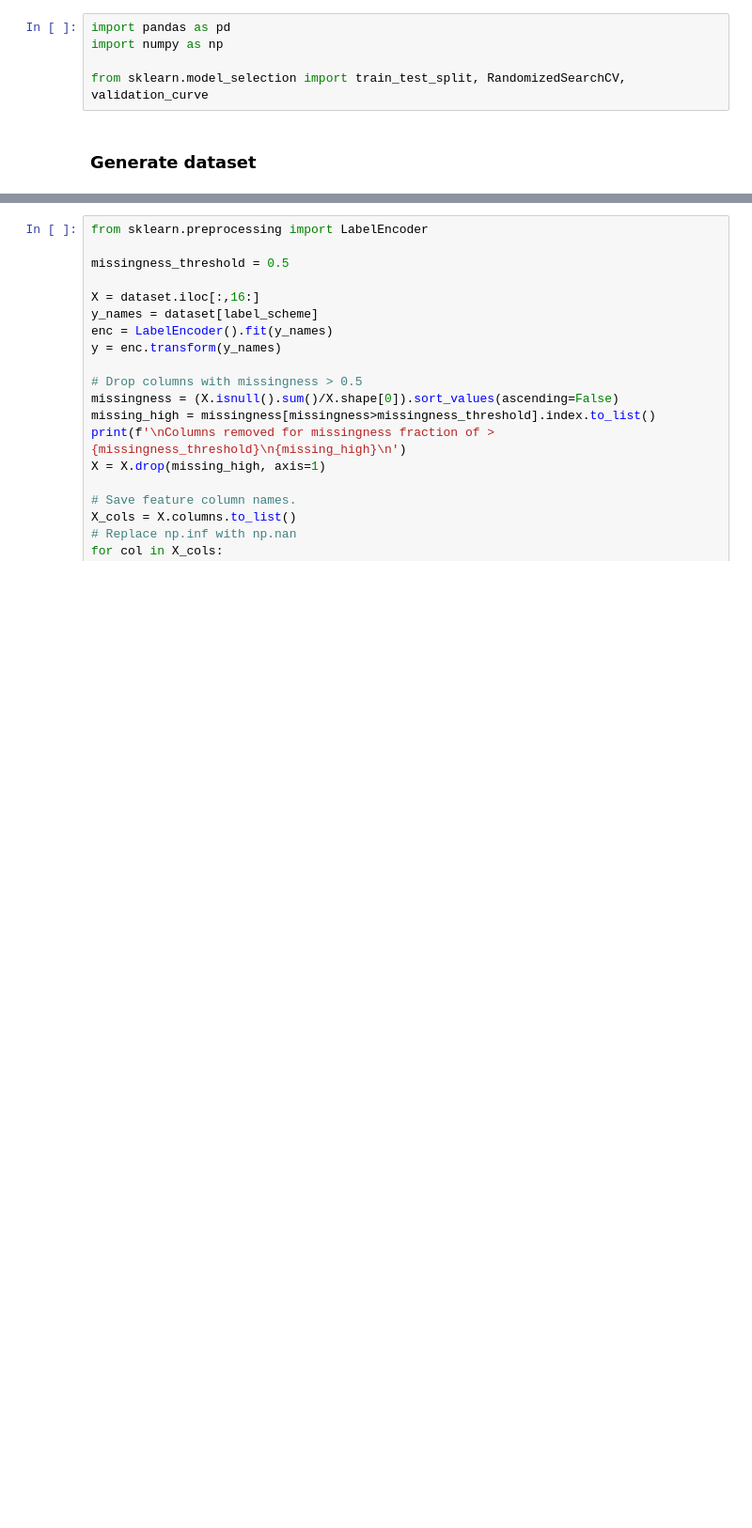
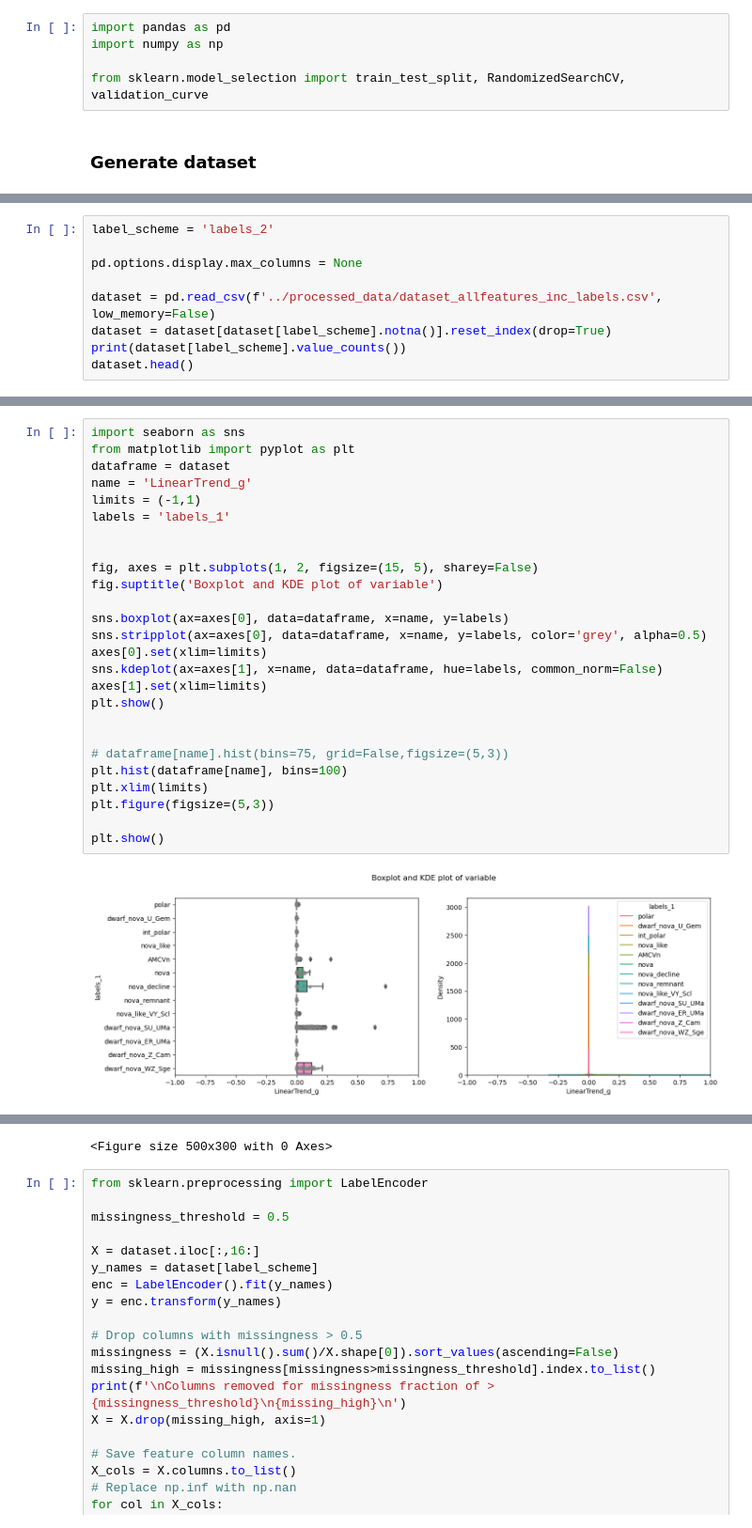
Before and after one commit to dharmesh1007/ZTF_code, a Jupyter notebook: source/99_test_plots.ipynb, the cells around one changed output, grey strips where cells are left out. Shown at 94% size. Saved outputs shown, nothing was run; the diff lists cells and outputs as text; blank space fills up the shorter version.

```diff
--- a/source/99_test_plots.ipynb
+++ b/source/99_test_plots.ipynb
@@ -95,0 +8,9 @@ sns.scatterplot(x='bp_rp', y='absmag_g', data=dataset, hue=label_scheme, palette
+# %%
+label_scheme = 'labels_2'
+
+pd.options.display.max_columns = None
+
+dataset = pd.read_csv(f'../processed_data/dataset_allfeatures_inc_labels.csv', low_memory=False)
+dataset = dataset[dataset[label_scheme].notna()].reset_index(drop=True)
+print(dataset[label_scheme].value_counts())
+dataset.head()
@@ -95,0 +34,28 @@ sns.scatterplot(x='bp_rp', y='absmag_g', data=dataset, hue=label_scheme, palette
+# %%
+import seaborn as sns
+from matplotlib import pyplot as plt
+dataframe = dataset
+name = 'LinearTrend_g'
+limits = (-1,1)
+labels = 'labels_1'
+
+
+fig, axes = plt.subplots(1, 2, figsize=(15, 5), sharey=False)
+fig.suptitle('Boxplot and KDE plot of variable')
+
+sns.boxplot(ax=axes[0], data=dataframe, x=name, y=labels)
+sns.stripplot(ax=axes[0], data=dataframe, x=name, y=labels, color='grey', alpha=0.5)
+axes[0].set(xlim=limits)
+sns.kdeplot(ax=axes[1], x=name, data=dataframe, hue=labels, common_norm=False)
+axes[1].set(xlim=limits)
+plt.show()
+
+
+# dataframe[name].hist(bins=75, grid=False,figsize=(5,3))
+plt.hist(dataframe[name], bins=100)
+plt.xlim(limits)
+plt.figure(figsize=(5,3))
+
+plt.show()
+# %% [output]
+[figure, added]
@@ -96,3 +63,4 @@ sns.scatterplot(x='bp_rp', y='absmag_g', data=dataset, hue=label_scheme, palette
+<Figure size 500x300 with 0 Axes>
 # %%
 from sklearn.preprocessing import LabelEncoder
 
```
Also changed, not shown: parts of 6 cells of this notebook, 10 other files.
